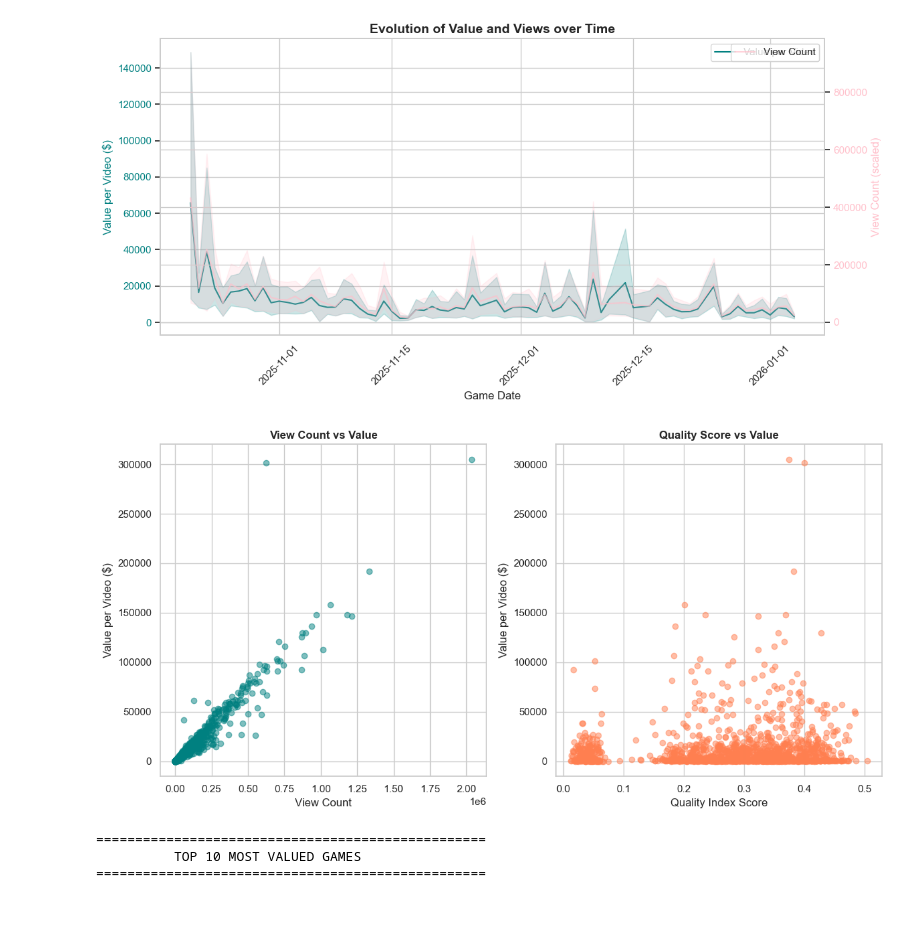
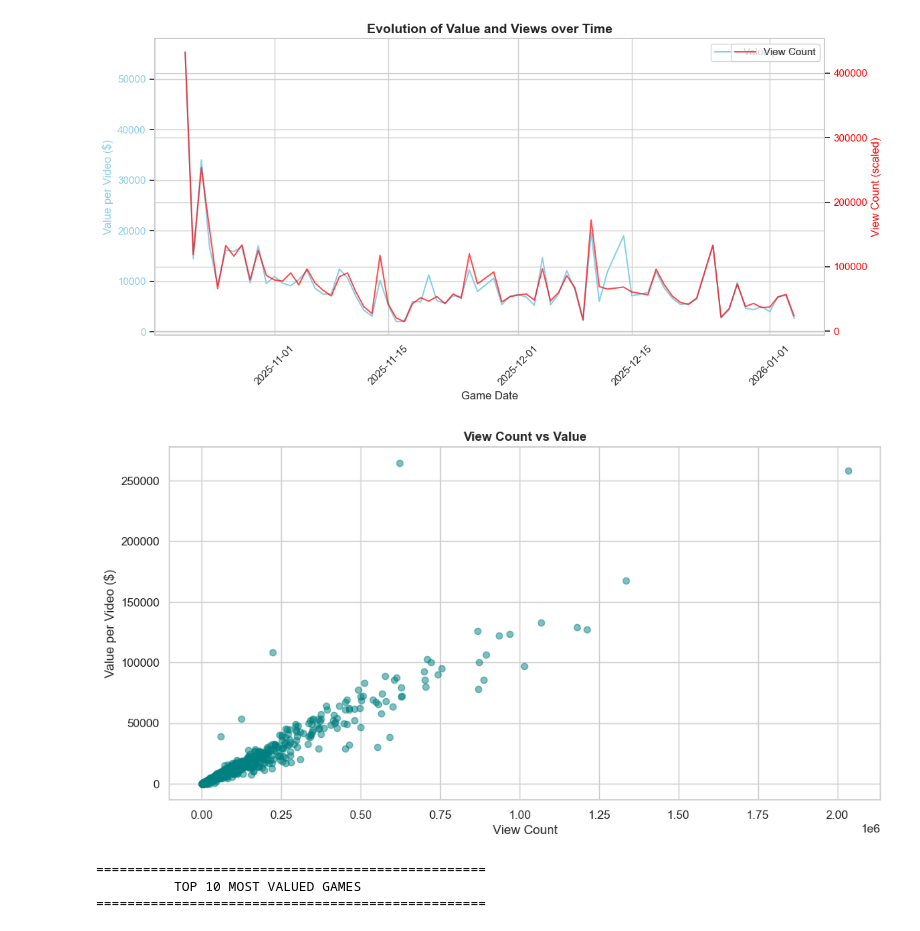
Before and after one commit to KylianSts/Quantifying-NBA-Sponsors-Extra-Exposure, a Jupyter notebook: Data_exploration/value_analysis.ipynb, the cells around one changed output. Saved outputs shown, nothing was run; the diff lists cells and outputs as text; code cells hidden in the pictures.

Commit message:
analysis of the value created for each team and zone

```diff
--- a/Data_exploration/value_analysis.ipynb
+++ b/Data_exploration/value_analysis.ipynb
@@ -35,43 +35,26 @@ print(df.shape)
 # DATA PREPARATION
 # =============================================================================
 
-# Cost Per View (CPV) - the monetary value per view
-CPV = 0.00033
-
 # Convert game date to datetime format
 df['GAME_DATE'] = pd.to_datetime(df['GAME_DATE'])
 
-# Calculate readability score using sigmoid function
-df['readability_score'] = df['laplacian_avg'].apply(
-    lambda x: 1 / (1 + np.exp(-0.05 * (x - 100)))
-)
-
-# Calculate value per logo per video based on multiple factors
-df['value_per_logo_per_video'] = (
-    df['view_count'] *
-    CPV *
-    df['exposure_seconds'] *
-    df['qi_score_avg'] *
-    df['readability_score']
-)
-
 # Aggregate value per video
-value_per_video = df.groupby('video_id')["value_per_logo_per_video"].sum()
+value_per_video = df.groupby('video_id')["total_media_value"].sum()
 df['value_per_video'] = df['video_id'].map(value_per_video)
 
 # Aggregate value per game
-value_per_game = df.groupby('game_id')['value_per_video'].sum()
+value_per_game = df.groupby('game_id')['total_media_value'].sum()
 df['value_per_game'] = df['game_id'].map(value_per_game)
 
 # Create deduplicated video dataset
 df_videos = df.drop_duplicates(subset='video_id')
+df_games = df.drop_duplicates(subset='game_id')
 
 # Calculate key metrics
+total_value = df['total_media_value'].sum()
 nb_games = df_videos['game_id'].nunique()
+nb_videos = df_videos['video_id'].nunique()
 total_days = (df_videos['GAME_DATE'].max() - df_videos['GAME_DATE'].min()).days + 1
-games_per_day = nb_games / total_days
-total_value = df_videos['value_per_logo_per_video'].sum()
-value_per_day = total_value / total_days
 
 # =============================================================================
 # GENERAL STATISTICS
@@ -82,16 +65,17 @@ print("          GENERAL STATISTICS")
 print("=" * 50)
 
 print("\nGlobal")
-print(f"  Total Value      : ${df['value_per_logo_per_video'].sum():>15,.2f}")
-print(f"  Total Videos     : {len(df_videos):>15,}")
+print(f"  Total Value      : ${total_value:>15,.2f}")
+print(f"  Total Videos     : {nb_videos:>15,}")
 print(f"  Total Games      : {nb_games:>15,}")
 
 print("\nAVERAGES PER GAME")
-print(f"  Value/game       : ${df_videos['value_per_logo_per_video'].sum() / nb_games:>15,.2f}")
+print(f"  Value/video       : ${total_value/nb_videos:>15,.2f}")
+print(f"  Value/game       : ${total_value/nb_games:>15,.2f}")
 
 print("\nDAILY AVERAGES")
-print(f"  Games/day        : {games_per_day:>15.2f}")
-print(f"  Value/day        : ${value_per_day:>15,.2f}")
+print(f"  Games/day        : {nb_games / total_days:>15.2f}")
+print(f"  Value/day        : ${total_value/total_days:>15,.2f}")
 print(f"  Analysis Period  : {total_days:>15} days")
 print("=" * 50)
 
@@ -112,20 +96,20 @@ plt.show()
 fig, ax1 = plt.subplots(figsize=(12, 6))
 
 # Plot value per video
-color = 'teal'
+color = 'skyblue'
 ax1.set_xlabel('Game Date', fontsize=12)
 ax1.set_ylabel('Value per Video ($)', color=color, fontsize=12)
 sns.lineplot(x=df_videos['GAME_DATE'], y=df_videos['value_per_video'],
-             color=color, ax=ax1, label='Value per Video')
+             color=color, ax=ax1, label='Value per Video', errorbar=None)
 ax1.tick_params(axis='y', labelcolor=color)
 ax1.tick_params(axis='x', rotation=45)
 
 # Create second y-axis for view count
 ax2 = ax1.twinx()
-color = 'pink'
+color = 'red'
 ax2.set_ylabel('View Count (scaled)', color=color, fontsize=12)
 sns.lineplot(x=df_videos['GAME_DATE'], y=df_videos['view_count'],
-             color=color, ax=ax2, label='View Count', alpha=0.7)
+             color=color, ax=ax2, label='View Count', alpha=0.7, errorbar=None)
 ax2.tick_params(axis='y', labelcolor=color)
 
 plt.title("Evolution of Value and Views over Time", fontsize=14, fontweight='bold')
@@ -134,21 +118,11 @@ plt.show()
 
 # 3. Correlation between metrics
 plt.figure(figsize=(12, 6))
-plt.subplot(1, 2, 1)
 plt.scatter(df_videos['view_count'], df_videos['value_per_video'],
             alpha=0.5, color='teal')
 plt.xlabel('View Count')
 plt.ylabel('Value per Video ($)')
 plt.title('View Count vs Value', fontweight='bold')
-
-plt.subplot(1, 2, 2)
-plt.scatter(df_videos['qi_score_avg'], df_videos['value_per_video'],
-            alpha=0.5, color='coral')
-plt.xlabel('Quality Index Score')
-plt.ylabel('Value per Video ($)')
-plt.title('Quality Score vs Value', fontweight='bold')
-
-plt.tight_layout()
 plt.show()
 
 # =============================================================================
@@ -159,25 +133,7 @@ print("\n" + "=" * 50)
 print("          TOP 10 MOST VALUED GAMES")
 print("=" * 50)
 
-top_games = (df_videos.groupby(['HOME_TEAM_NAME', 'AWAY_TEAM_NAME'])
-             .agg({
-                 'view_count': 'sum',
-                 'value_per_video': 'sum',
-                 'qi_score_avg': 'mean',
-                 'GAME_DATE': 'first'
-             })
-             .sort_values(by='value_per_video', ascending=False)
-             .head(10))
-
-# Format the output
-top_games = top_games.rename(columns={
-    'view_count': 'Total Views',
-    'value_per_video': 'Total Value ($)',
-    'qi_score_avg': 'Avg Quality Score',
-    'GAME_DATE': 'Game Date'
-})
-
-display(top_games)
+display(df_games[['value_per_game', 'HOME_TEAM_NAME', 'AWAY_TEAM_NAME']].sort_values(by='value_per_game', ascending=False).head(10))
 # %% [output]
 ==================================================
           GENERAL STATISTICS
@@ -200,5 +157,5 @@ DAILY AVERAGES
-[figure, old version]
+[figure, new version]
-[figure, old version]
+[figure, new version]
 ==================================================
           TOP 10 MOST VALUED GAMES
 ==================================================
```
Also changed, not shown: parts of 7 cells of this notebook.
